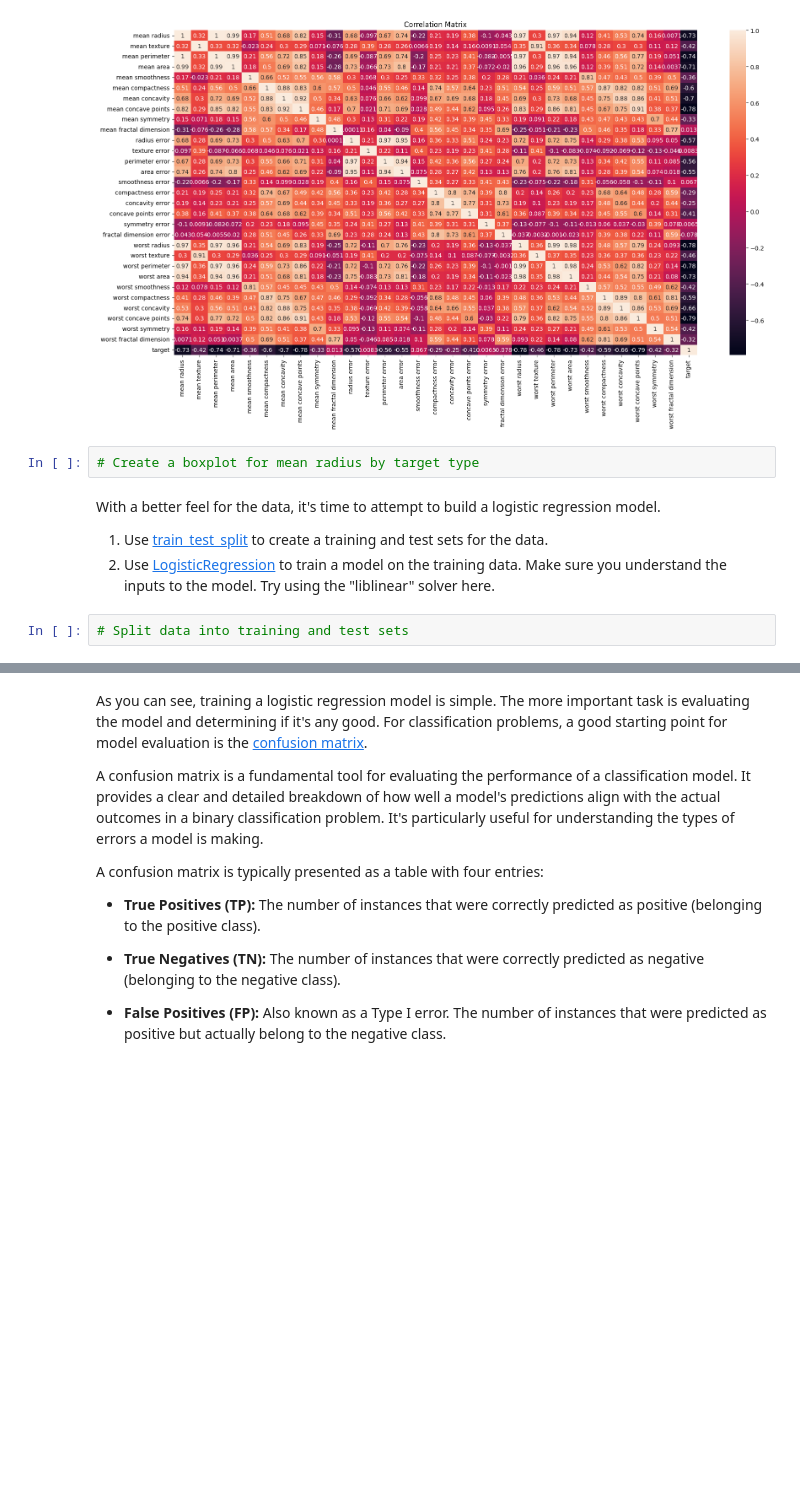
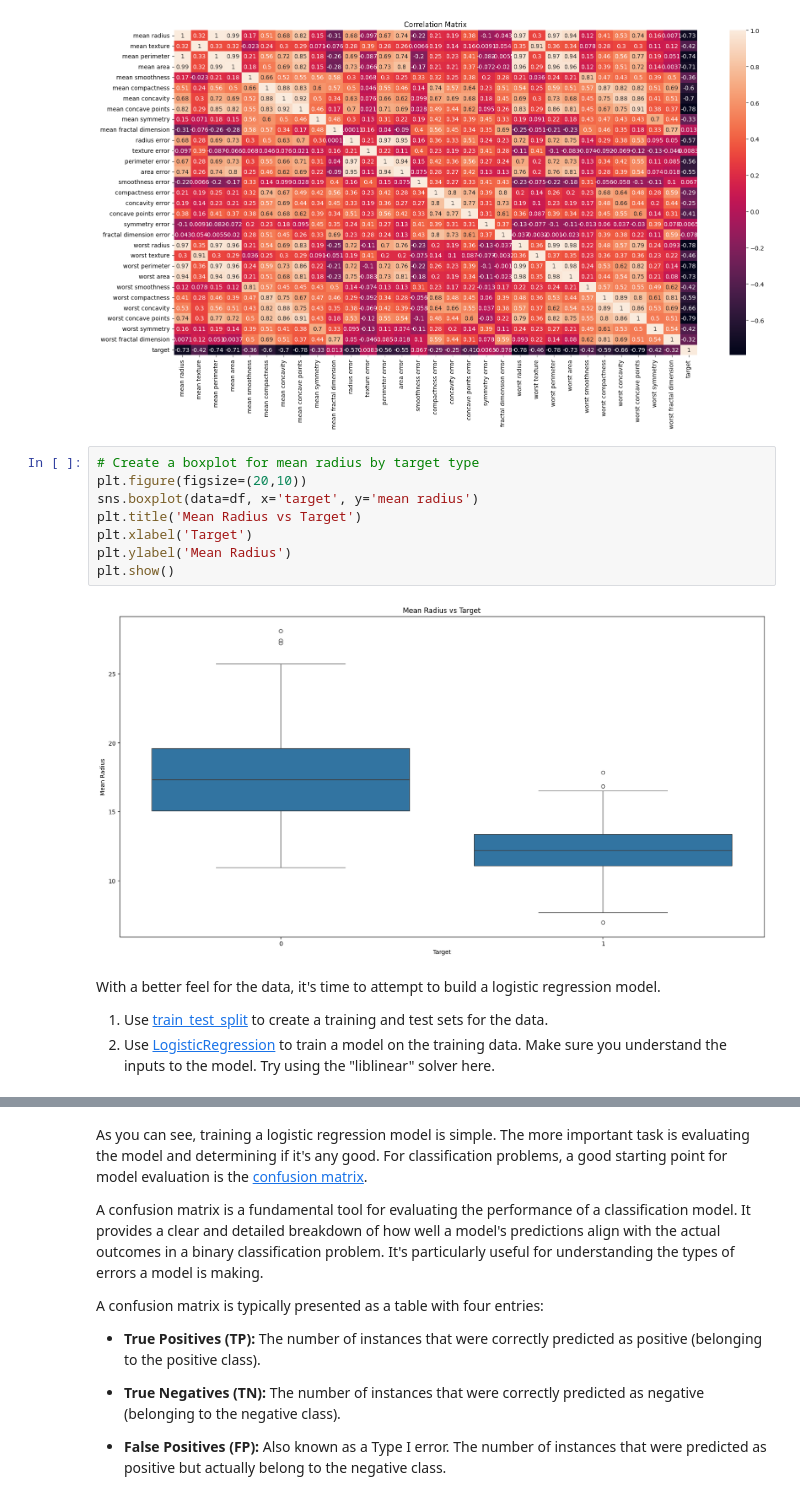
Before and after one commit to bodhichristian/springboard, a Jupyter notebook: logistic_regression.ipynb, the cells around one changed output, grey strips where cells are left out. Saved outputs shown, nothing was run; the diff lists cells and outputs as text; blank space fills up the shorter version.

```diff
--- a/logistic_regression.ipynb
+++ b/logistic_regression.ipynb
@@ -115,12 +113,18 @@ plt.title('Correlation Matrix')
 plt.show()
 # %% [output]
 [figure]
-# %%
-# Create a boxplot for mean radius by target type
+# %%
+# Create a boxplot for mean radius by target type
+plt.figure(figsize=(20,10))
+sns.boxplot(data=df, x='target', y='mean radius')
+plt.title('Mean Radius vs Target')
+plt.xlabel('Target')
+plt.ylabel('Mean Radius')
+plt.show()
+# %% [output]
+[figure, added]
 # %% [markdown]
 With a better feel for the data, it's time to attempt to build a logistic regression model.
 
 1. Use [train_test_split](https://scikit-learn.org/stable/modules/generated/sklearn.model_selection.train_test_split.html) to create a training and test sets for the data.
 2. Use [LogisticRegression](https://scikit-learn.org/stable/modules/generated/sklearn.linear_model.LogisticRegression.html) to train a model on the training data. Make sure you understand the inputs to the model. Try using the "liblinear" solver here.
-# %%
-# Split data into training and test sets
```
Also changed, not shown: parts of 7 cells of this notebook.
